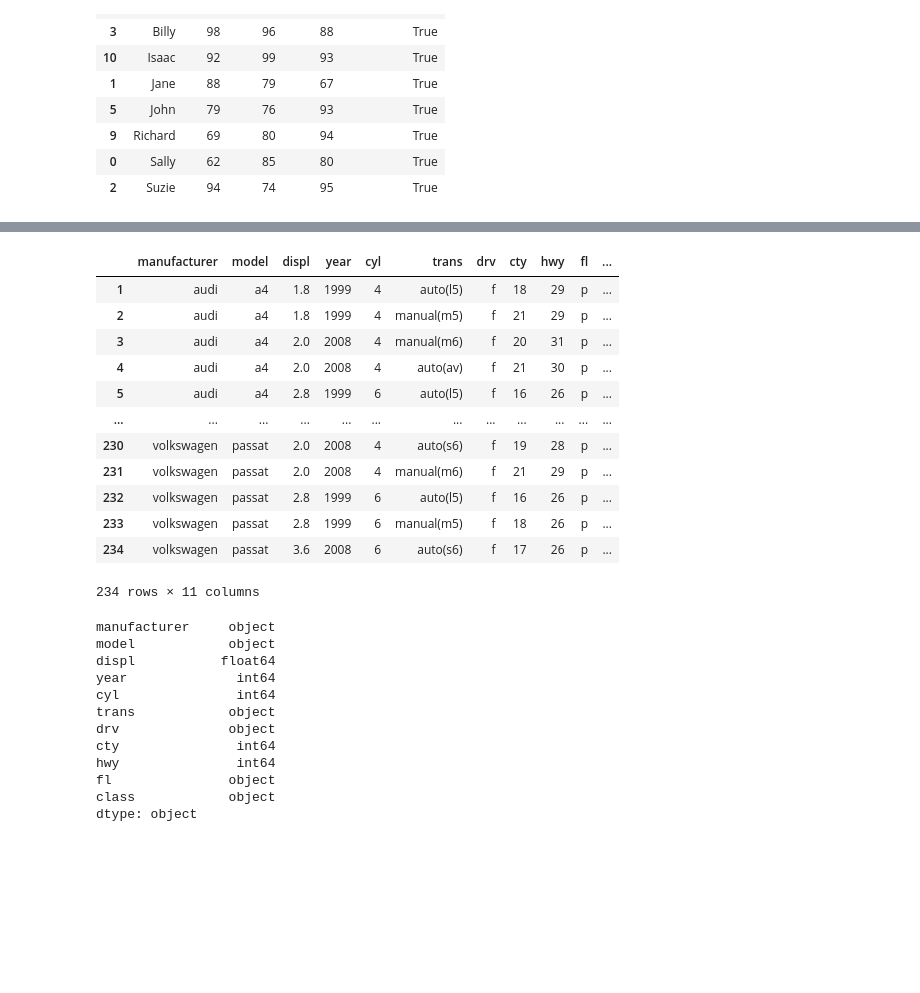
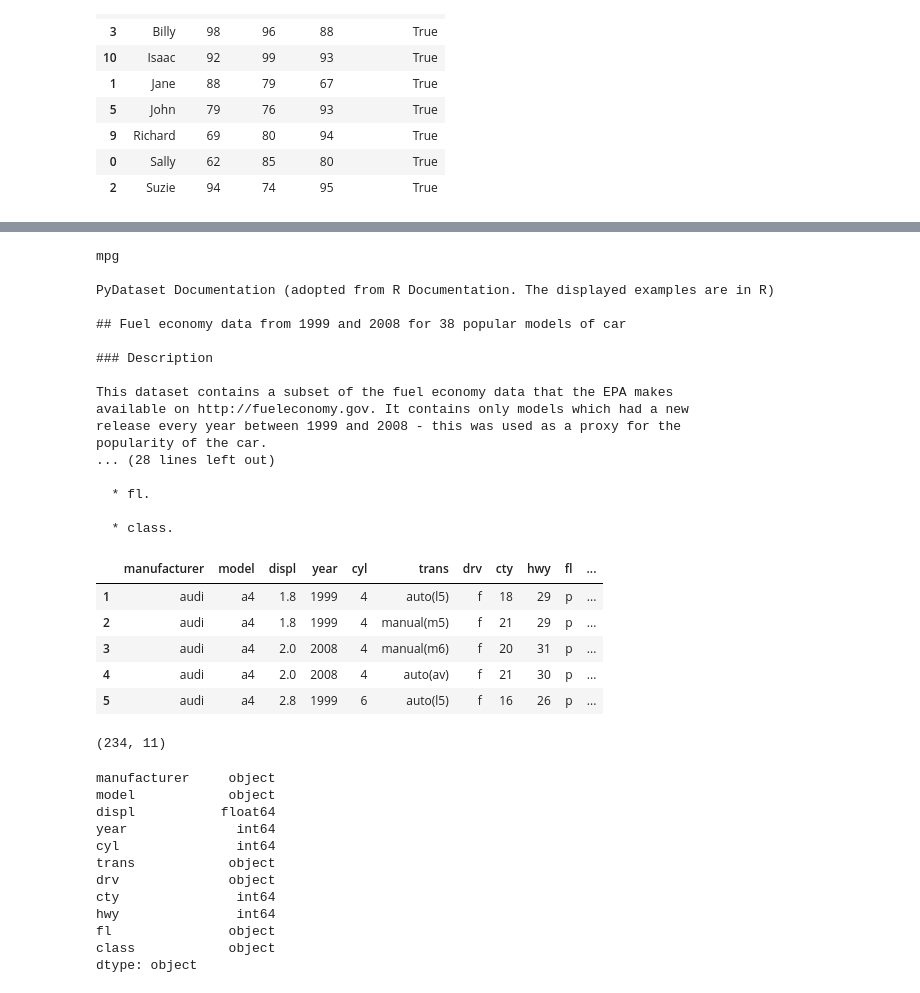
Before and after one commit to lochlynlaskowski/numpy-pandas-visualization-exercises, a Jupyter notebook: dataframes.ipynb, the cells around one changed output, grey strips where cells are left out. Saved outputs shown, nothing was run; the diff lists cells and outputs as text; code cells hidden in the pictures; blank space fills up the shorter version.

```diff
--- a/dataframes.ipynb
+++ b/dataframes.ipynb
@@ -128,24 +125,40 @@ df
 # %%
 from pydataset import data
+# %%
+data('mpg', show_doc = True)
+# %% [output]
+mpg
+
+PyDataset Documentation (adopted from R Documentation. The displayed examples are in R)
+
+## Fuel economy data from 1999 and 2008 for 38 popular models of car
+
+### Description
+
+This dataset contains a subset of the fuel economy data that the EPA makes
+available on http://fueleconomy.gov. It contains only models which had a new
+release every year between 1999 and 2008 - this was used as a proxy for the
+popularity of the car.
+... (28 lines left out)
+
+  * fl.
+
+  * class.
 # %%
 mpg = data('mpg')
-mpg
+mpg.head()
 # %% [output]
 |  | manufacturer | model | displ | year | cyl | trans | drv | cty | hwy | fl | ... |
 | 1 | audi | a4 | 1.8 | 1999 | 4 | auto(l5) | f | 18 | 29 | p | ... |
 | 2 | audi | a4 | 1.8 | 1999 | 4 | manual(m5) | f | 21 | 29 | p | ... |
 | 3 | audi | a4 | 2.0 | 2008 | 4 | manual(m6) | f | 20 | 31 | p | ... |
 | 4 | audi | a4 | 2.0 | 2008 | 4 | auto(av) | f | 21 | 30 | p | ... |
 | 5 | audi | a4 | 2.8 | 1999 | 6 | auto(l5) | f | 16 | 26 | p | ... |
-| ... | ... | ... | ... | ... | ... | ... | ... | ... | ... | ... | ... |
-| 230 | volkswagen | passat | 2.0 | 2008 | 4 | auto(s6) | f | 19 | 28 | p | ... |
-| 231 | volkswagen | passat | 2.0 | 2008 | 4 | manual(m6) | f | 21 | 29 | p | ... |
-| 232 | volkswagen | passat | 2.8 | 1999 | 6 | auto(l5) | f | 16 | 26 | p | ... |
-| 233 | volkswagen | passat | 2.8 | 1999 | 6 | manual(m5) | f | 18 | 26 | p | ... |
-| 234 | volkswagen | passat | 3.6 | 2008 | 6 | auto(s6) | f | 17 | 26 | p | ... |
-234 rows × 11 columns
 # %%
 # How many rows and columns are there? -- 234 rows × 11 columns
+mpg.shape
+# %% [output]
+(234, 11)
 # %%
 # What are the data types of each column?
 mpg.dtypes
```
Also changed, not shown: parts of 8 cells of this notebook.
